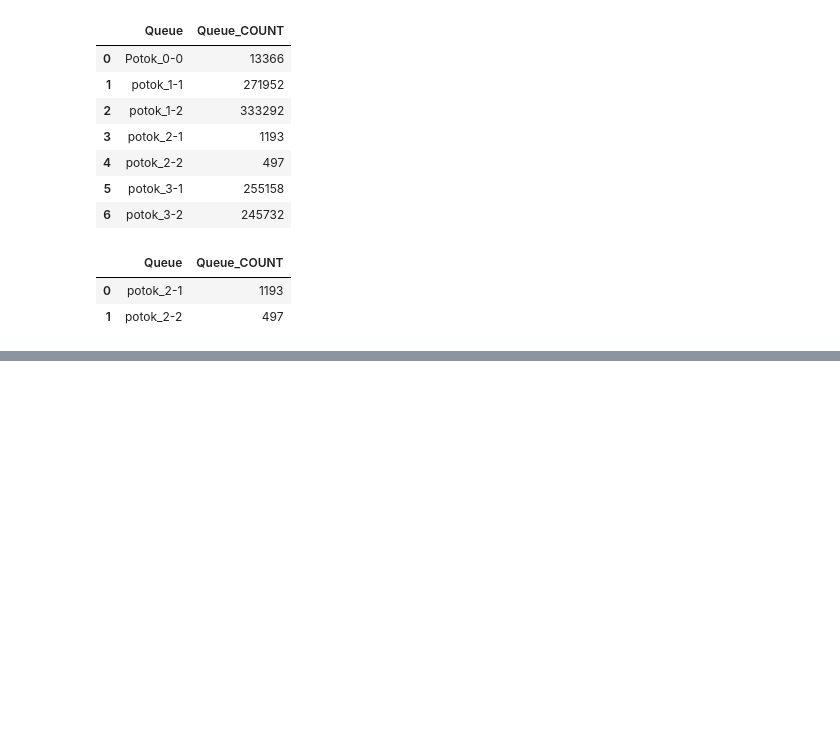
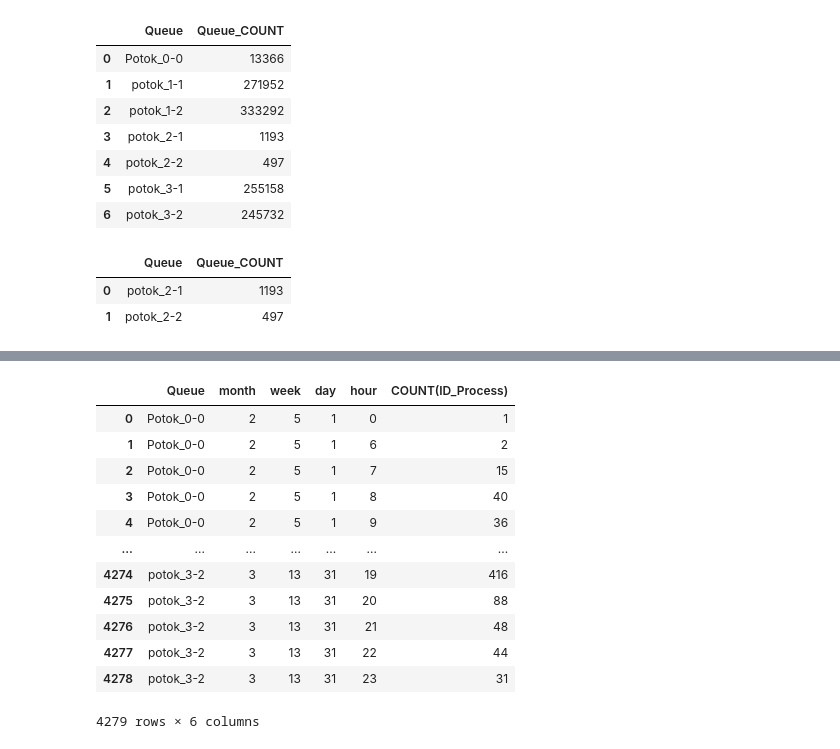
Before and after one commit to KonuTech/yet-another-analysis, a Jupyter notebook: data_quering.ipynb, the cells around one changed output, grey strips where cells are left out. Drawn from its saved outputs; the diff is of its cells as text; code cells hidden in the pictures; blank space fills up the shorter version.

```diff
--- a/data_quering.ipynb
+++ b/data_quering.ipynb
@@ -1133,0 +1071,16 @@ select_20
+# %%
+select_21
+# %% [output]
+|  | Queue | month | week | day | hour | COUNT(ID_Process) |
+| 0 | Potok_0-0 | 2 | 5 | 1 | 0 | 1 |
+| 1 | Potok_0-0 | 2 | 5 | 1 | 6 | 2 |
+| 2 | Potok_0-0 | 2 | 5 | 1 | 7 | 15 |
+| 3 | Potok_0-0 | 2 | 5 | 1 | 8 | 40 |
+| 4 | Potok_0-0 | 2 | 5 | 1 | 9 | 36 |
+| ... | ... | ... | ... | ... | ... | ... |
+| 4274 | potok_3-2 | 3 | 13 | 31 | 19 | 416 |
+| 4275 | potok_3-2 | 3 | 13 | 31 | 20 | 88 |
+| 4276 | potok_3-2 | 3 | 13 | 31 | 21 | 48 |
+| 4277 | potok_3-2 | 3 | 13 | 31 | 22 | 44 |
+| 4278 | potok_3-2 | 3 | 13 | 31 | 23 | 31 |
+4279 rows × 6 columns
```
Also changed, not shown: parts of 35 cells of this notebook, 2 other files.
